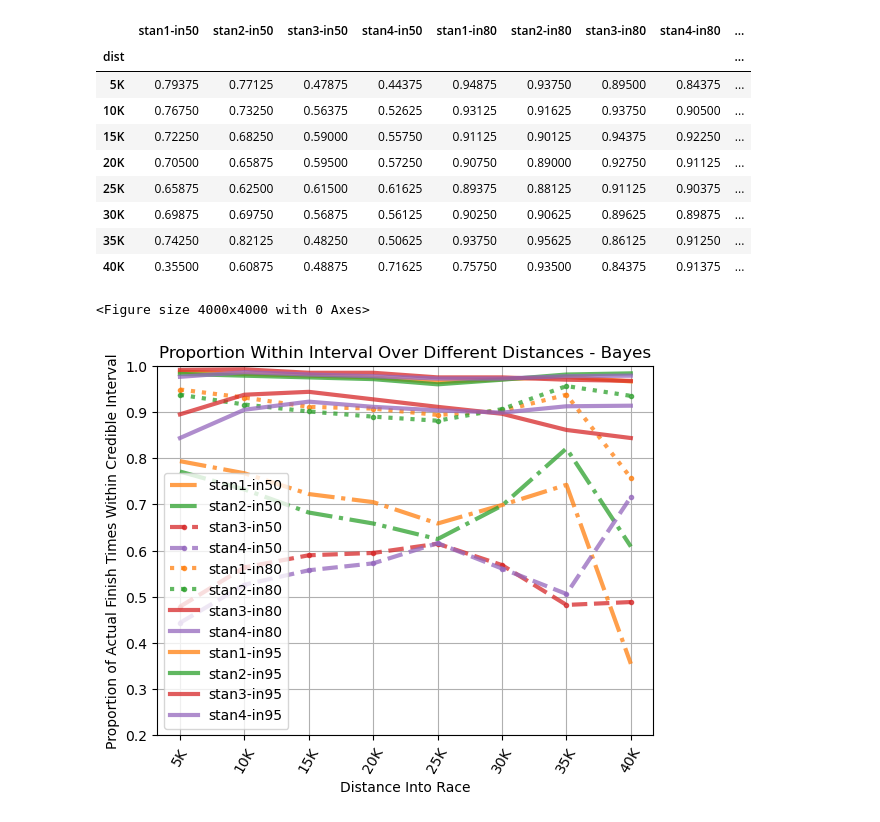
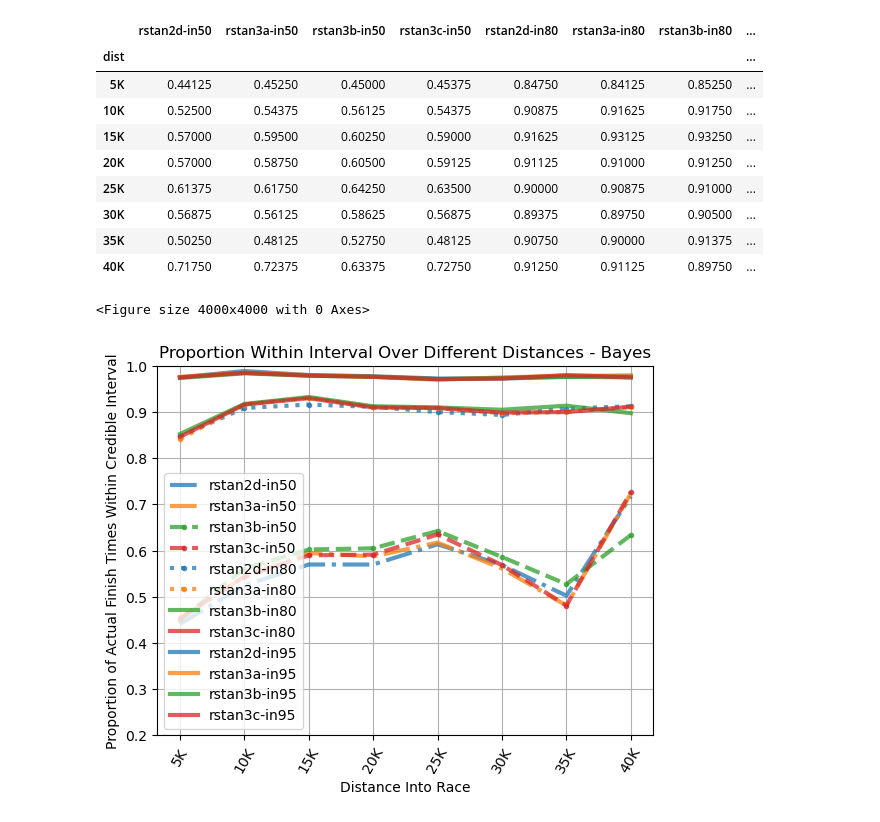
Before and after one commit to eaegerber/Marathon_Predictor, a Jupyter notebook: compare.ipynb, the cells around one changed output. Drawn from its saved outputs; the diff is of its cells as text; code cells hidden in the pictures.

```diff
--- a/compare.ipynb
+++ b/compare.ipynb
@@ -22,15 +29,24 @@ model_info = {
     # "rstan1c" : ("stan_results/rs_result1c.csv", ["total_pace", "prop"],  ["beta[1]", "beta[2]"], False),
     # "rstan1d" : ("stan_results/rs_result1d.csv", ["total_pace", "curr_pace", "prop"], ["beta[1]", "beta[2]", "beta[3]"], False),
 
-    "rstan2a" : ("stan_results/rs_result2a.csv", ["total_pace"], ["beta[1]"], True),
-    "rstan2b" : ("stan_results/rs_result2b.csv", ["total_pace", "curr_pace"],  ["beta[1]", "beta[2]"], True),
-    "rstan2c" : ("stan_results/rs_result2c.csv", ["total_pace", "prop"], ["beta[1]", "beta[2]"], True),
+    # "rstan2a" : ("stan_results/rs_result2a.csv", ["total_pace"], ["beta[1]"], True),
+    # "rstan2b" : ("stan_results/rs_result2b.csv", ["total_pace", "curr_pace"],  ["beta[1]", "beta[2]"], True),
+    # "rstan2c" : ("stan_results/rs_result2c.csv", ["total_pace", "prop"], ["beta[1]", "beta[2]"], True),
     "rstan2d" : ("stan_results/rs_result2d.csv", ["total_pace", "curr_pace", "prop"], ["beta[1]", "beta[2]", "beta[3]"], True),
+    "rstan2dx" : ("stan_results/rs_result2dx.csv", ["total_pace", "curr_pace", "prop"], ["beta[1]", "beta[2]", "beta[3]"], True),
+    "rstan2dy" : ("stan_results/rs_result2dy.csv", ["total_pace", "curr_pace", "prop"], ["beta[1]", "beta[2]", "beta[3]"], True),
+    "rstan2dz" : ("stan_results/rs_result2dz.csv", ["total_pace", "curr_pace", "prop"], ["beta[1]", "beta[2]", "beta[3]"], True),
 
-    "rstan3a" : ("stan_results/rs_result3a.csv", ["total_pace", "curr_pace", "prop", "propxcurr"], ["beta[1]", "beta[2]", "beta[3]", "beta[4]"], True),
-    "rstan3b" : ("stan_results/rs_result3b.csv", ["total_pace", "curr_pace", "prop", "propxcurr", "male"], ["beta[1]", "beta[2]", "beta[3]", "beta[4]", "beta[5]"], True),
+    # "rstan3a" : ("stan_results/rs_result3a.csv", ["total_pace", "curr_pace", "prop", "propxcurr"], ["beta[1]", "beta[2]", "beta[3]", "beta[4]"], True),
+    # "rstan3b" : ("stan_results/rs_result3b.csv", ["total_pace", "curr_pace", "prop", "propxcurr", "male"], ["beta[1]", "beta[2]", "beta[3]", "beta[4]", "beta[5]"], True),
+    # "rstan3c" : ("stan_results/rs_result3c.csv", ["total_pace", "curr_pace", "prop", "propxcurr", "age"], ["beta[1]", "beta[2]", "beta[3]", "beta[4]", "beta[5]"], True),
+    # "rstan3d" : ("stan_results/rs_result3d.csv", ["total_pace", "curr_pace", "prop", "propxcurr", "male", "age"], ["beta[1]", "beta[2]", "beta[3]", "beta[4]", "beta[5]", "beta[6]"], True),
+    # "rstan3e" : ("stan_results/rs_result3e.csv", ["total_pace", "curr_pace", "prop", "propxcurr", "male", "age", "malexage"], ["beta[1]", "beta[2]", "beta[3]", "beta[4]", "beta[5]", "beta[6]", "beta[7]"], True),
 
-    "rstan3c" : ("stan_results/rs_result_1.csv", ["total_pace", "curr_pace", "prop", "propxcurr", "male"], ["beta[1]", "beta[2]", "beta[3]", "beta[4]", "beta[5]"], True),
+    # "rstan2d2" : ("stan_results/rs_result2d2.csv", ["total_pace", "curr_pace", "prop", "propxcurr", "male"], ["beta[1]", "beta[2]", "beta[3]", "beta[4]", "beta[5]"], True),
+    # "rstan2d3" : ("stan_results/rs_result2d3.csv", ["total_pace", "curr_pace", "prop", "propxcurr", "male"], ["beta[1]", "beta[2]", "beta[3]", "beta[4]", "beta[5]"], True),
+    # "rstan2d4" : ("stan_results/rs_result2d4.csv", ["total_pace", "curr_pace", "prop", "propxcurr", "male"], ["beta[1]", "beta[2]", "beta[3]", "beta[4]", "beta[5]"], True),
+    # "rstan2d5" : ("stan_results/rs_result2d5.csv", ["total_pace", "curr_pace", "prop", "propxcurr", "male"], ["beta[1]", "beta[2]", "beta[3]", "beta[4]", "beta[5]"], True),
 }
 
 models = {k: pd.read_csv(v[0]) for k, v in model_info.items()}
@@ -61,7 +81,7 @@ array([[3.45770303, 3.55477524, 3.79704851, ..., 4.06882452, 3.66620499,
 test2 = test.copy()
 for k, v in model_preds.items():
     test2[k] = get_table(v)["stan"]
-test2["extrap"] = get_table(model_preds["rstan3a"])["extrap"]
+test2["extrap"] = get_table(model_preds["rstan2d"])["extrap"]
 test2
 # %% [output]
 |  | id | dist | curr_pace | total_pace | finish | age | gender | year | prop | propleft | ... |
@@ -210,0 +174,16 @@ table2
+# %%
+def add_intervals_to_test(data_tbl, pred_names):
+    data = data_tbl.copy()
+    for pred_name in pred_names:
+        for conf, lower, upper in [(50, 25, 75), (80, 10, 90), (95, 2.5, 97.5)]:
+            test_true = (42195 / 60) / data["finish"]
+            b1, b2 = np.percentile(model_preds2[pred_name], [lower, upper], axis=1)
+            data[f"{pred_name}-lower{conf}"] = b1
+            data[f"{pred_name}-upper{conf}"] = b2
+            data[f"{pred_name}-size{conf}"] = b2 - b1
+            data[f"{pred_name}-in{conf}"] = (test_true < b2) & (test_true > b1)
+    return data
+# %%
+pred_names = ["rstan2d", "rstan3a", "rstan3b", "rstan3c"]
+table2 = add_intervals_to_test(test2, pred_names)
+table2
@@ -211,37 +204,37 @@ table2
 # %%
-colors = ['C1', 'C2', 'C3', 'C4'] * 3
+colors = [f"C{i}" for i in range(len(pred_names))] * 3
 tables = []
 for conf, style in [(50, "-."), (80, "--."), (95, ":.")]:
-    sublabels = [f"stan1-in{conf}", f"stan2-in{conf}", f"stan3-in{conf}", f"stan4-in{conf}"]
+    sublabels = [f"{p}-in{conf}" for p in pred_names]
     table3 = table2.groupby(["dist"])[sublabels].apply(lambda x: np.sum(x) / len(x)).loc[mks]
     tables.append(table3)
 
 plt.figure(figsize=(40, 40))
 big_table = pd.concat(tables, axis=1)
 big_table.plot(label=big_table.columns,  style=["-."] * 2 + ["--."] * 2 + [":."] * 2 , linewidth=3, grid=True, alpha=0.75, color=colors)
 # plt.ylim(0.2, 1)
 plt.legend(loc="lower center")
 
 plt.xlabel("Distance Into Race")
 plt.ylabel("Proportion of Actual Finish Times Within Credible Interval")
 plt.xticks(rotation=60)
 plt.ylim(0.2, 1)
 plt.title("Proportion Within Interval Over Different Distances - Bayes")
 plt.grid(True)
 plt.legend()
 # plt.savefig("analysis/interval_check_bayes.png", bbox_inches="tight")
 big_table
 # %% [output]
-|  | stan1-in50 | stan2-in50 | stan3-in50 | stan4-in50 | stan1-in80 | stan2-in80 | stan3-in80 | stan4-in80 | ... |
-| dist |  |  |  |  |  |  |  |  | ... |
-| 5K | 0.79375 | 0.77125 | 0.47875 | 0.44375 | 0.94875 | 0.93750 | 0.89500 | 0.84375 | ... |
-| 10K | 0.76750 | 0.73250 | 0.56375 | 0.52625 | 0.93125 | 0.91625 | 0.93750 | 0.90500 | ... |
-| 15K | 0.72250 | 0.68250 | 0.59000 | 0.55750 | 0.91125 | 0.90125 | 0.94375 | 0.92250 | ... |
-| 20K | 0.70500 | 0.65875 | 0.59500 | 0.57250 | 0.90750 | 0.89000 | 0.92750 | 0.91125 | ... |
-| 25K | 0.65875 | 0.62500 | 0.61500 | 0.61625 | 0.89375 | 0.88125 | 0.91125 | 0.90375 | ... |
-| 30K | 0.69875 | 0.69750 | 0.56875 | 0.56125 | 0.90250 | 0.90625 | 0.89625 | 0.89875 | ... |
-| 35K | 0.74250 | 0.82125 | 0.48250 | 0.50625 | 0.93750 | 0.95625 | 0.86125 | 0.91250 | ... |
-| 40K | 0.35500 | 0.60875 | 0.48875 | 0.71625 | 0.75750 | 0.93500 | 0.84375 | 0.91375 | ... |
+|  | rstan2d-in50 | rstan3a-in50 | rstan3b-in50 | rstan3c-in50 | rstan2d-in80 | rstan3a-in80 | rstan3b-in80 | ... |
+| dist |  |  |  |  |  |  |  | ... |
+| 5K | 0.44125 | 0.45250 | 0.45000 | 0.45375 | 0.84750 | 0.84125 | 0.85250 | ... |
+| 10K | 0.52500 | 0.54375 | 0.56125 | 0.54375 | 0.90875 | 0.91625 | 0.91750 | ... |
+| 15K | 0.57000 | 0.59500 | 0.60250 | 0.59000 | 0.91625 | 0.93125 | 0.93250 | ... |
+| 20K | 0.57000 | 0.58750 | 0.60500 | 0.59125 | 0.91125 | 0.91000 | 0.91250 | ... |
+| 25K | 0.61375 | 0.61750 | 0.64250 | 0.63500 | 0.90000 | 0.90875 | 0.91000 | ... |
+| 30K | 0.56875 | 0.56125 | 0.58625 | 0.56875 | 0.89375 | 0.89750 | 0.90500 | ... |
+| 35K | 0.50250 | 0.48125 | 0.52750 | 0.48125 | 0.90750 | 0.90000 | 0.91375 | ... |
+| 40K | 0.71750 | 0.72375 | 0.63375 | 0.72750 | 0.91250 | 0.91125 | 0.89750 | ... |
 <Figure size 4000x4000 with 0 Axes>
-[figure, old version]
+[figure, new version]
 # %%
```
Also changed, not shown: parts of 16 cells of this notebook, 2 other files.
